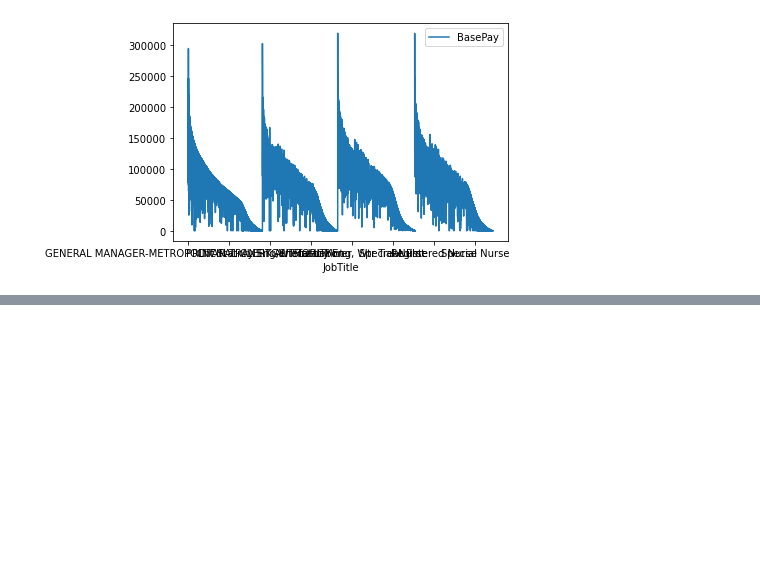
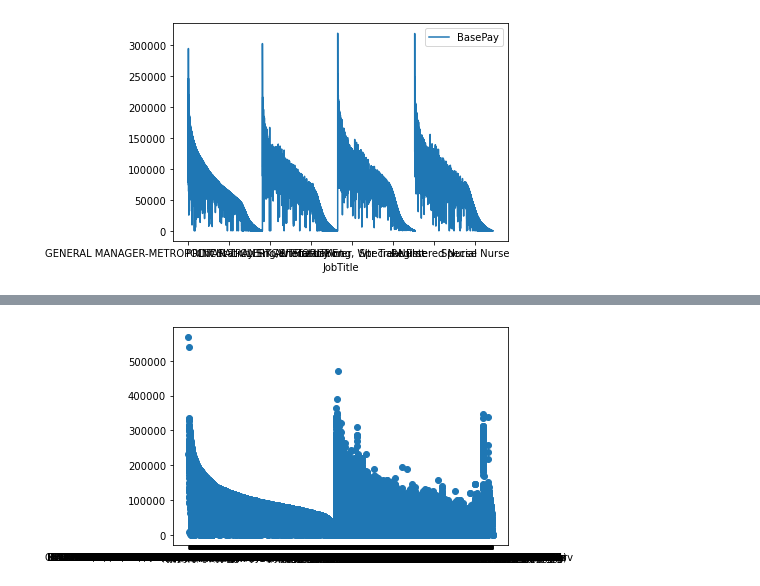
Before and after one commit to AbdullahKimrigh/California-s-Largest-Public-Pay-and-Pension-Database, a Jupyter notebook: Project1_DSND.ipynb, the cells around one changed output, grey strips where cells are left out. Cells and saved outputs as stored; diff of their text form; code cells hidden in the pictures; blank space fills up the shorter version.

```diff
--- a/Project1_DSND.ipynb
+++ b/Project1_DSND.ipynb
@@ -269,0 +271,5 @@ plt.show()
+# %%
+plt.scatter(df['JobTitle'], df['TotalPay'])
+plt.show()
+# %% [output]
+[figure, added]
```
Also changed, not shown: parts of 4 cells of this notebook.
